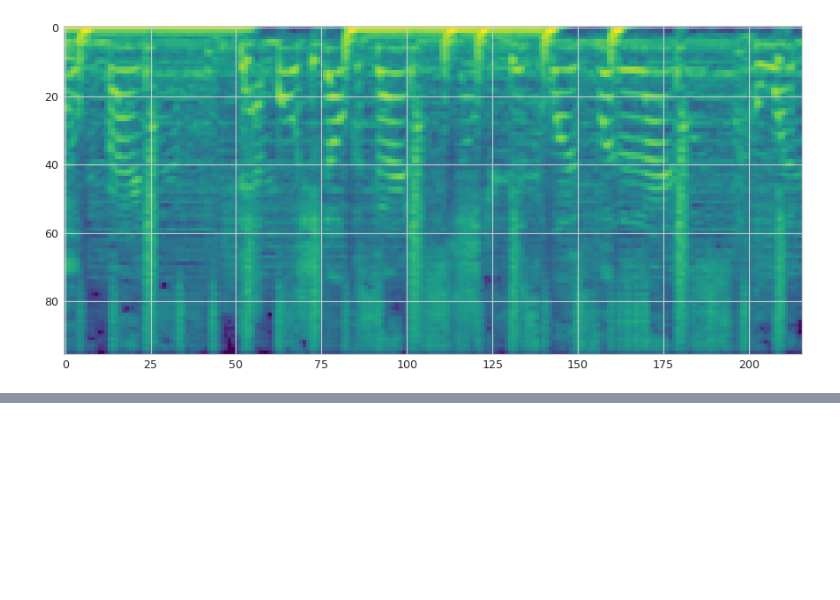
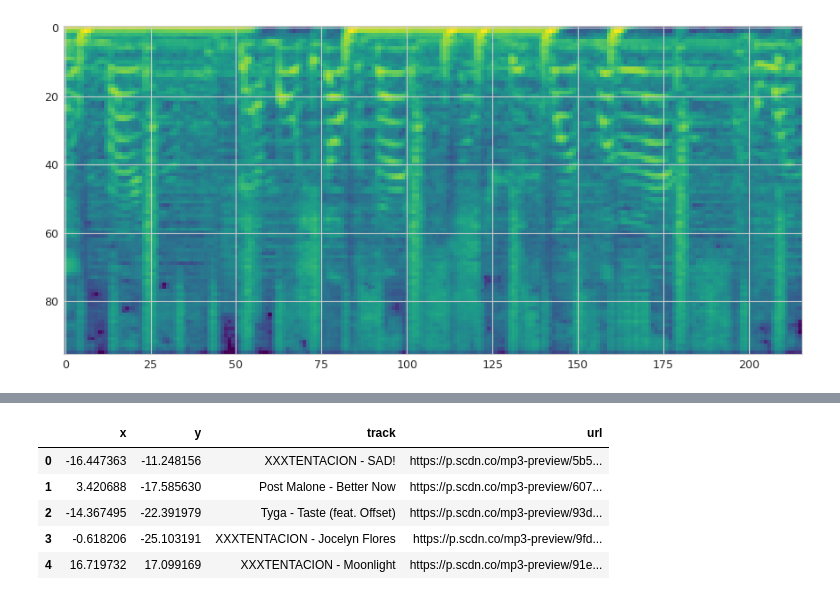
Before and after one commit to teticio/Deej-AI, a Jupyter notebook: notebooks/t-SNE.ipynb, the cells around one changed output, grey strips where cells are left out. Drawn from its saved outputs; the diff is of its cells as text; code cells hidden in the pictures; blank space fills up the shorter version.

```diff
--- a/notebooks/t-SNE.ipynb
+++ b/notebooks/t-SNE.ipynb
@@ -142,0 +211,9 @@ Loading BokehJS ...
+# %%
+tsne_df.head()
+# %% [output]
+|  | x | y | track | url |
+| 0 | -16.447363 | -11.248156 | XXXTENTACION - SAD! | https://p.scdn.co/mp3-preview/5b5... |
+| 1 | 3.420688 | -17.585630 | Post Malone - Better Now | https://p.scdn.co/mp3-preview/607... |
+| 2 | -14.367495 | -22.391979 | Tyga - Taste (feat. Offset) | https://p.scdn.co/mp3-preview/93d... |
+| 3 | -0.618206 | -25.103191 | XXXTENTACION - Jocelyn Flores | https://p.scdn.co/mp3-preview/9fd... |
+| 4 | 16.719732 | 17.099169 | XXXTENTACION - Moonlight | https://p.scdn.co/mp3-preview/91e... |
```
Also changed, not shown: parts of 25 cells of this notebook, 2 other files.
